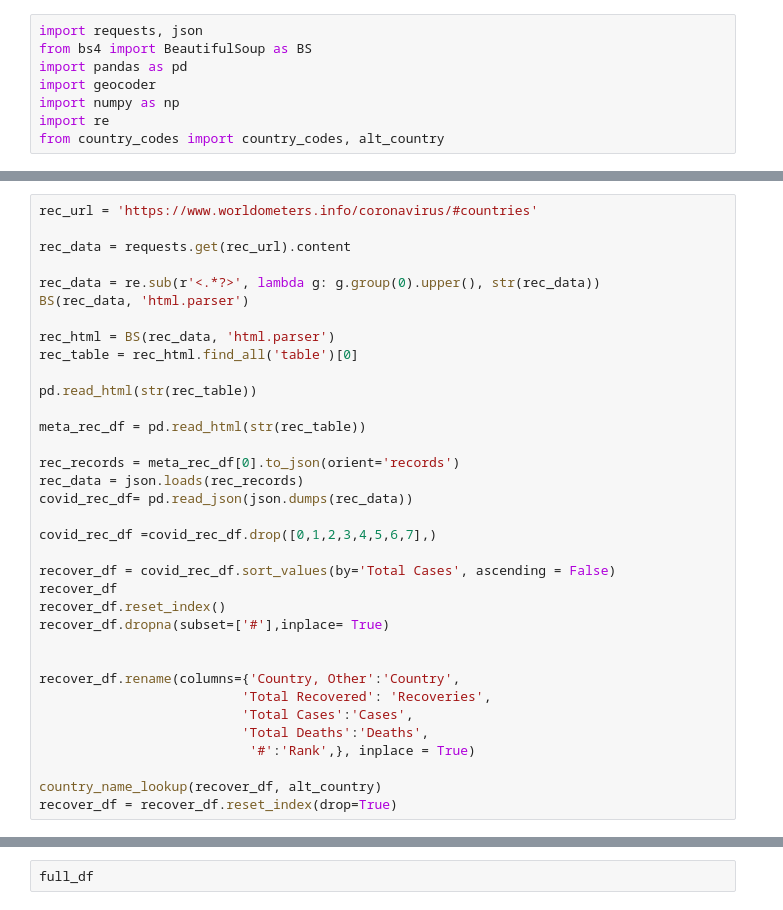
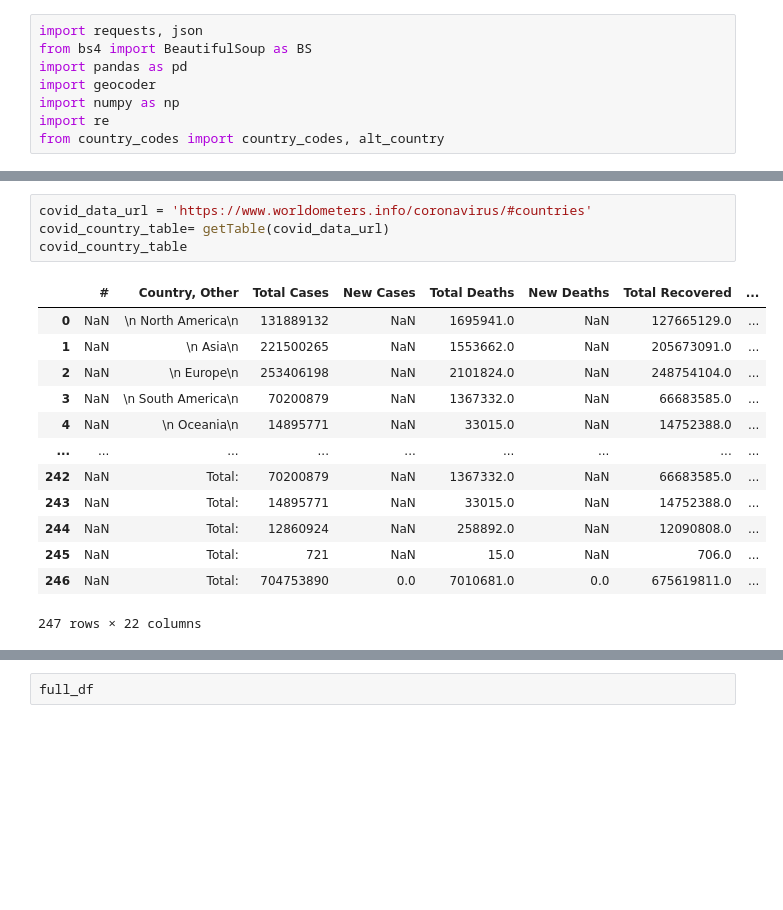
Before and after one commit to Starblastr/Coronavirus-Country-Data-Scraper, a Jupyter notebook: Coronavirus Country Data Scraper.ipynb, the cells around one changed output, grey strips where cells are left out. Saved outputs shown, nothing was run; the diff lists cells and outputs as text; blank space fills up the shorter version.

```diff
--- a/Coronavirus Country Data Scraper.ipynb
+++ b/Coronavirus Country Data Scraper.ipynb
@@ -37,35 +45,18 @@ covid_loc_df= pd.read_json(json.dumps(loc_data))
 # %%
-rec_url = 'https://www.worldometers.info/coronavirus/#countries'
-
-rec_data = requests.get(rec_url).content
-
-rec_data = re.sub(r'<.*?>', lambda g: g.group(0).upper(), str(rec_data))
-BS(rec_data, 'html.parser')
-
-rec_html = BS(rec_data, 'html.parser')
-rec_table = rec_html.find_all('table')[0]
-
-pd.read_html(str(rec_table))
-
-meta_rec_df = pd.read_html(str(rec_table))
-
-rec_records = meta_rec_df[0].to_json(orient='records')
-rec_data = json.loads(rec_records)
-covid_rec_df= pd.read_json(json.dumps(rec_data))
-
-covid_rec_df =covid_rec_df.drop([0,1,2,3,4,5,6,7],)
-
-recover_df = covid_rec_df.sort_values(by='Total Cases', ascending = False)
-recover_df
-recover_df.reset_index()
-recover_df.dropna(subset=['#'],inplace= True)
-
-
-recover_df.rename(columns={'Country, Other':'Country',
-                          'Total Recovered': 'Recoveries',
-                          'Total Cases':'Cases',
-                          'Total Deaths':'Deaths',
-                           '#':'Rank',}, inplace = True)
-
-country_name_lookup(recover_df, alt_country)
-recover_df = recover_df.reset_index(drop=True)
+covid_data_url = 'https://www.worldometers.info/coronavirus/#countries'
+covid_country_table= getTable(covid_data_url)
+covid_country_table
+# %% [output]
+|  | # | Country, Other | Total Cases | New Cases | Total Deaths | New Deaths | Total Recovered | ... |
+| 0 | NaN | \n North America\n | 131889132 | NaN | 1695941.0 | NaN | 127665129.0 | ... |
+| 1 | NaN | \n Asia\n | 221500265 | NaN | 1553662.0 | NaN | 205673091.0 | ... |
+| 2 | NaN | \n Europe\n | 253406198 | NaN | 2101824.0 | NaN | 248754104.0 | ... |
+| 3 | NaN | \n South America\n | 70200879 | NaN | 1367332.0 | NaN | 66683585.0 | ... |
+| 4 | NaN | \n Oceania\n | 14895771 | NaN | 33015.0 | NaN | 14752388.0 | ... |
+| ... | ... | ... | ... | ... | ... | ... | ... | ... |
+| 242 | NaN | Total: | 70200879 | NaN | 1367332.0 | NaN | 66683585.0 | ... |
+| 243 | NaN | Total: | 14895771 | NaN | 33015.0 | NaN | 14752388.0 | ... |
+| 244 | NaN | Total: | 12860924 | NaN | 258892.0 | NaN | 12090808.0 | ... |
+| 245 | NaN | Total: | 721 | NaN | 15.0 | NaN | 706.0 | ... |
+| 246 | NaN | Total: | 704753890 | 0.0 | 7010681.0 | 0.0 | 675619811.0 | ... |
+247 rows × 22 columns
```
Also changed, not shown: parts of 4 cells of this notebook.
